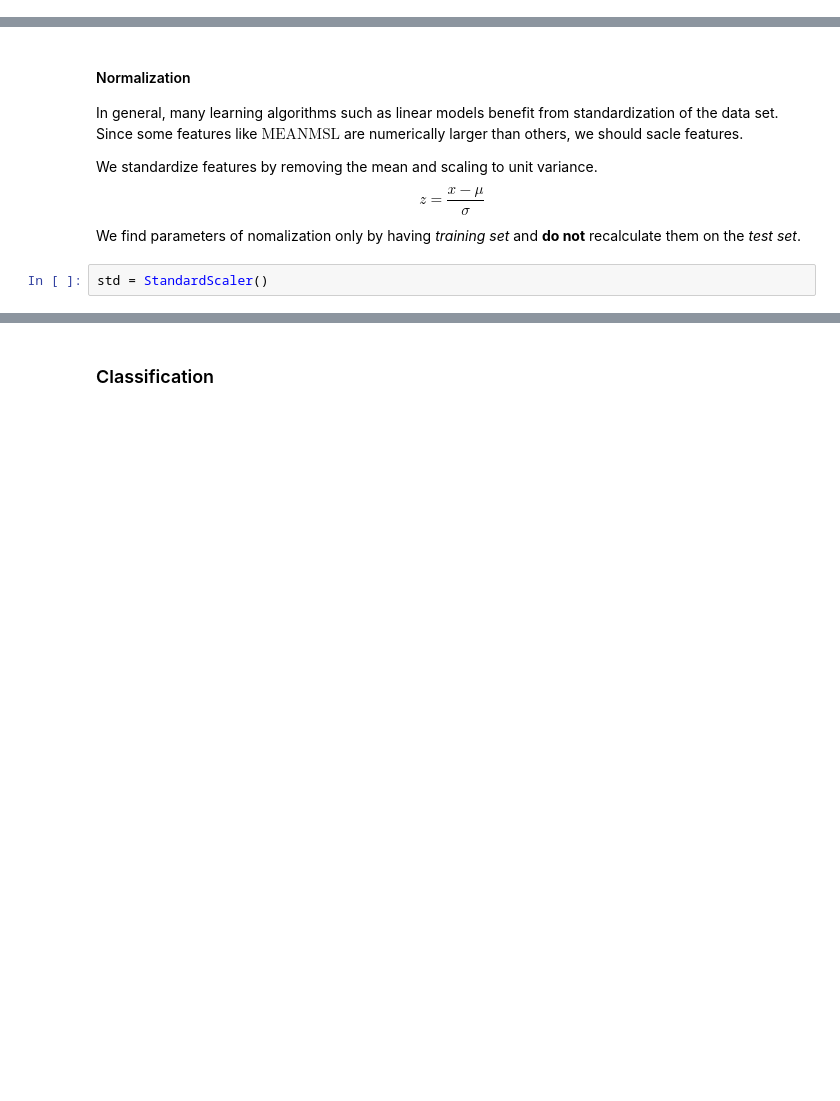
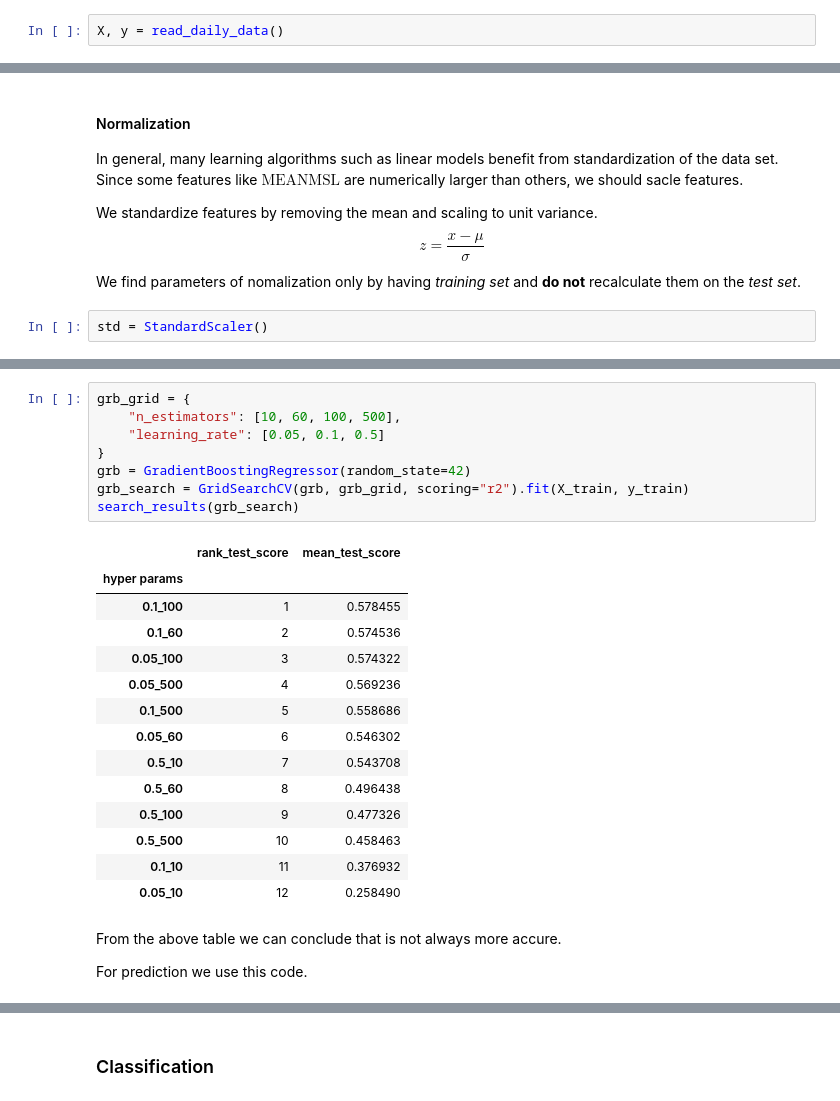
Before and after one commit to fraxea/weather, a Jupyter notebook: report.ipynb, the cells around one changed output, grey strips where cells are left out. Saved outputs shown, nothing was run; the diff lists cells and outputs as text; blank space fills up the shorter version.

```diff
--- a/report.ipynb
+++ b/report.ipynb
@@ -94,3 +91,5 @@ _, _, X, y = read_daily_data()
+# %%
+X, y = read_daily_data()
 # %% [markdown]
 #### Splitting data
 We split our data into *train* and *test* sets with relative size $70/30$.
@@ -250,0 +198,27 @@ nn_score
+# %%
+grb_grid = {
+    "n_estimators": [10, 60, 100, 500],
+    "learning_rate": [0.05, 0.1, 0.5]
+}
+grb = GradientBoostingRegressor(random_state=42)
+grb_search = GridSearchCV(grb, grb_grid, scoring="r2").fit(X_train, y_train)
+search_results(grb_search)
+# %% [output]
+|  | rank_test_score | mean_test_score |
+| hyper params |  |  |
+| 0.1_100 | 1 | 0.578455 |
+| 0.1_60 | 2 | 0.574536 |
+| 0.05_100 | 3 | 0.574322 |
+| 0.05_500 | 4 | 0.569236 |
+| 0.1_500 | 5 | 0.558686 |
+| 0.05_60 | 6 | 0.546302 |
+| 0.5_10 | 7 | 0.543708 |
+| 0.5_60 | 8 | 0.496438 |
+| 0.5_100 | 9 | 0.477326 |
+| 0.5_500 | 10 | 0.458463 |
+| 0.1_10 | 11 | 0.376932 |
+| 0.05_10 | 12 | 0.258490 |
+# %% [markdown]
+From the above table we can conclude that is not always more accure.
+
+For prediction we use this code.
```
Also changed, not shown: parts of 40 cells of this notebook, 5 other files.
